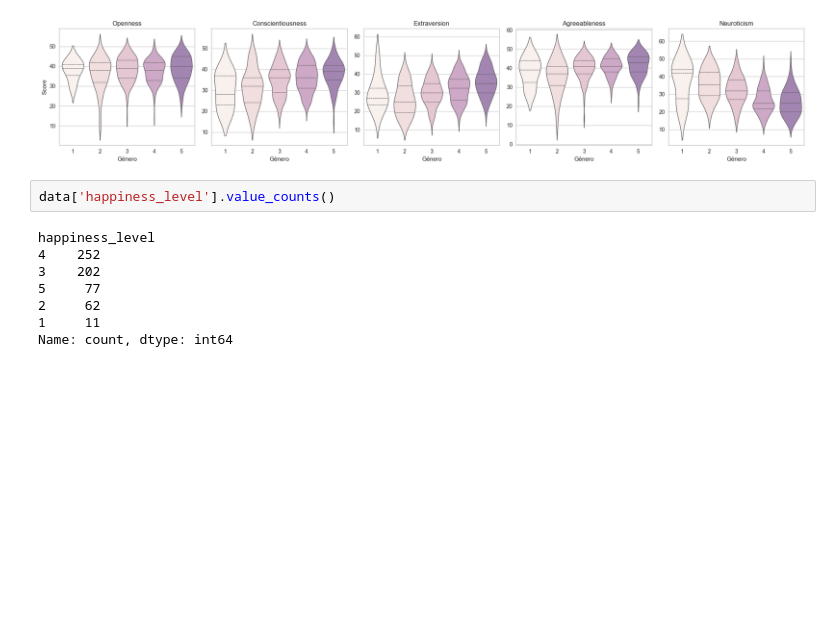
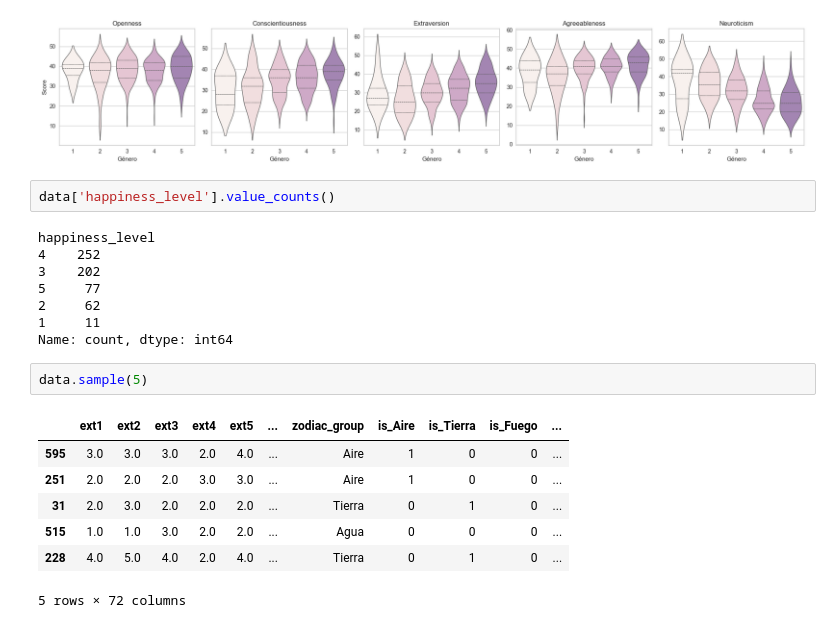
Before and after one commit to ferkrodriguez98/tesis-analisis-datos, a Jupyter notebook: notebook_final_analisis.ipynb, the cells around one changed output. Saved outputs shown, nothing was run; the diff lists cells and outputs as text; blank space fills up the shorter version.

```diff
--- a/notebook_final_analisis.ipynb
+++ b/notebook_final_analisis.ipynb
@@ -1022,3 +1022,13 @@ happiness_level
 2     62
 1     11
 Name: count, dtype: int64
+# %%
+data.sample(5)
+# %% [output]
+|  | ext1 | ext2 | ext3 | ext4 | ext5 | ... | zodiac_group | is_Aire | is_Tierra | is_Fuego | ... |
+| 595 | 3.0 | 3.0 | 3.0 | 2.0 | 4.0 | ... | Aire | 1 | 0 | 0 | ... |
+| 251 | 2.0 | 2.0 | 2.0 | 3.0 | 3.0 | ... | Aire | 1 | 0 | 0 | ... |
+| 31 | 2.0 | 3.0 | 2.0 | 2.0 | 2.0 | ... | Tierra | 0 | 1 | 0 | ... |
+| 515 | 1.0 | 1.0 | 3.0 | 2.0 | 2.0 | ... | Agua | 0 | 0 | 0 | ... |
+| 228 | 4.0 | 5.0 | 4.0 | 2.0 | 4.0 | ... | Tierra | 0 | 1 | 0 | ... |
+5 rows × 72 columns
```
Also changed, not shown: 5 other files.
